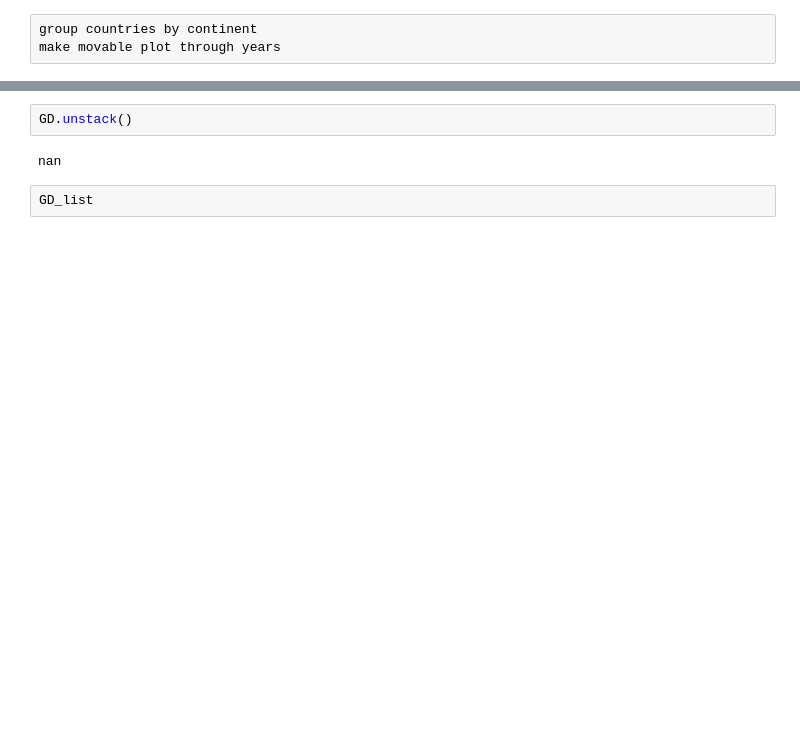
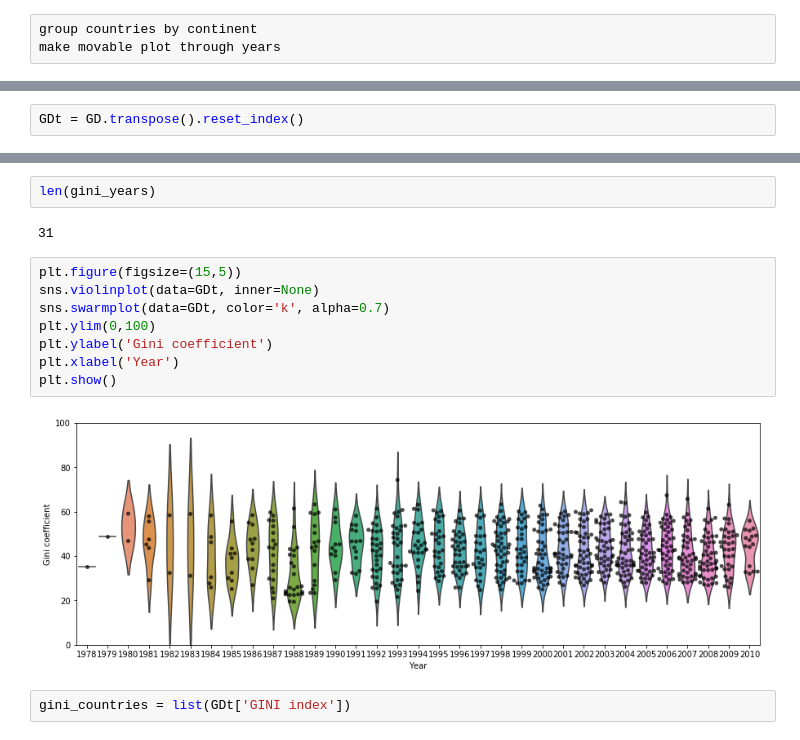
Before and after one commit to maniaclogic/income_disparities, a Jupyter notebook: income_dis/Income_disparities.ipynb, the cells around one changed output, grey strips where cells are left out. Cells and saved outputs as stored; diff of their text form; blank space fills up the shorter version.

Commit message:
working on plot interactivity

```diff
--- a/income_dis/Income_disparities.ipynb
+++ b/income_dis/Income_disparities.ipynb
@@ -60,0 +55,2 @@ gini_years = GDt.columns[3:]
+# %%
+GDt = GD.transpose().reset_index()
@@ -79,9 +85,19 @@ for year in gini_years:
 [figure]
 [figure]
 ... (19 outputs left out)
-# %%
-GD.unstack()
-# %% [output]
-nan
-# %%
-GD_list
+# %%
+len(gini_years)
+# %% [output]
+31
+# %%
+plt.figure(figsize=(15,5))
+sns.violinplot(data=GDt, inner=None)
+sns.swarmplot(data=GDt, color='k', alpha=0.7)
+plt.ylim(0,100)
+plt.ylabel('Gini coefficient')
+plt.xlabel('Year')
+plt.show()
+# %% [output]
+[figure, added]
+# %%
+gini_countries = list(GDt['GINI index'])
```
Also changed, not shown: parts of 12 cells of this notebook.
